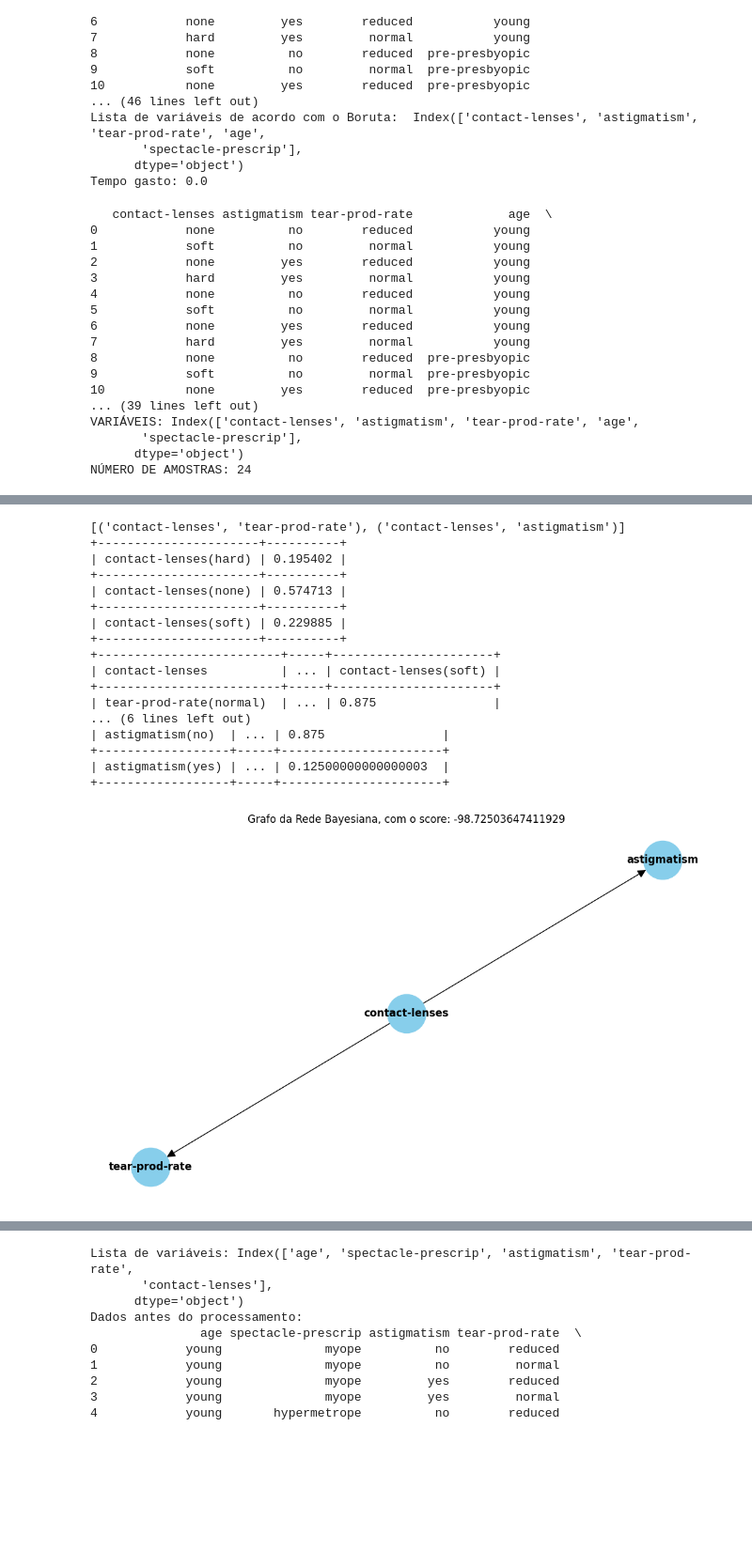
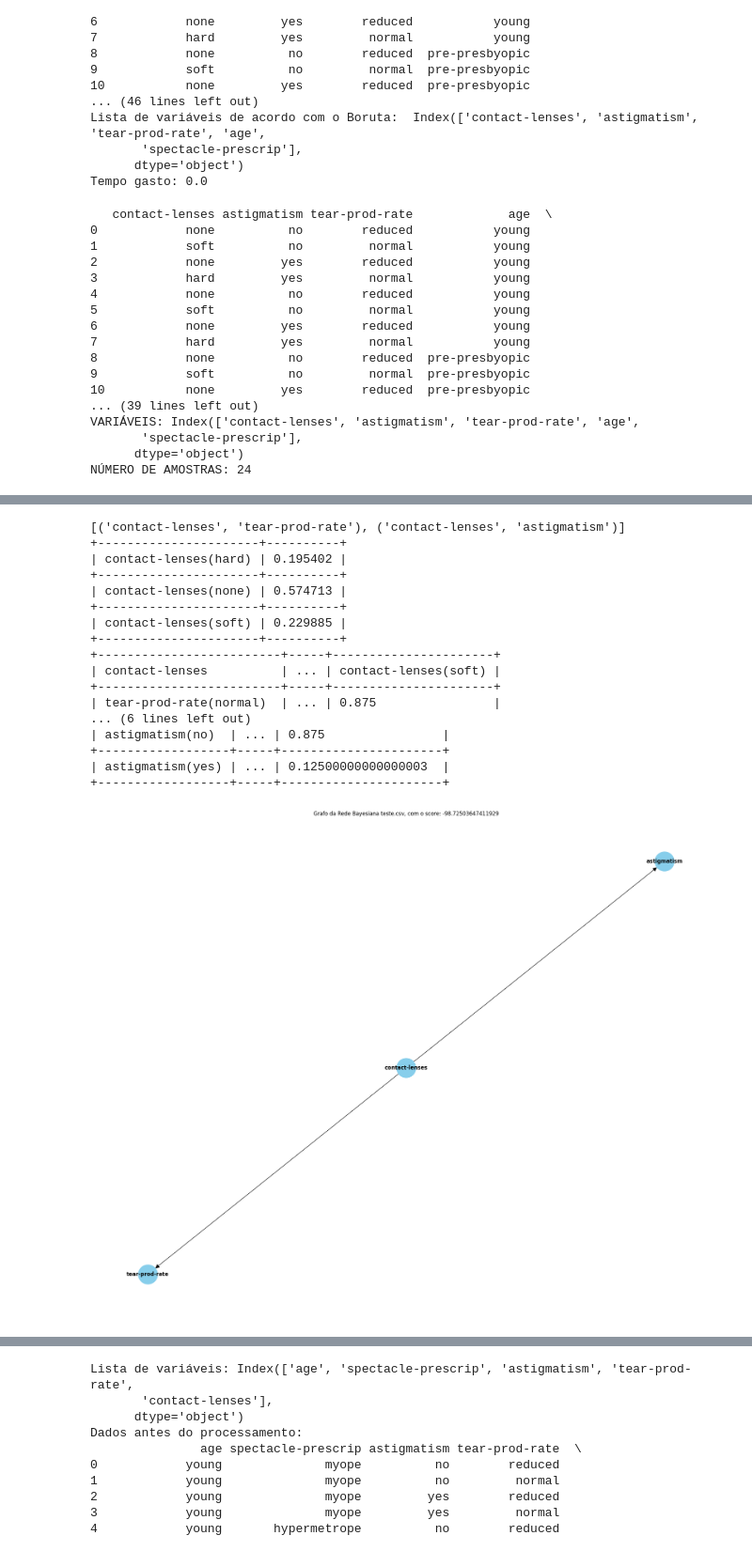
Before and after one commit to PedroMachad02/OrderingVariables, a Jupyter notebook: Arquivos/My programs/K2wBoruta.ipynb, the cells around one changed output, grey strips where cells are left out. Shown at 94% size. Cells and saved outputs as stored; diff of their text form; code cells hidden in the pictures; blank space fills up the shorter version.

```diff
--- a/Arquivos/My programs/K2wBoruta.ipynb
+++ b/Arquivos/My programs/K2wBoruta.ipynb
@@ -273,9 +273,9 @@ def desenhar_grafo(best_model, k2_score):
     """
     graph = nx.DiGraph()
     graph.add_edges_from(best_model.edges())
-    plt.figure(figsize=(10, 6))
+    plt.figure(figsize=(20, 16))
     nx.draw(graph, with_labels=True, node_size=2000, node_color='skyblue', font_size=12, font_weight='bold', arrowsize=20)
-    plt.title(f'Grafo da Rede Bayesiana, com o score: {k2_score}')
+    plt.title(f'Grafo da Rede Bayesiana {data_path}, com o score: {k2_score}')
     plt.show()
 
 # Dados já reordenados pelo Boruta, e suas propriedades
@@ -297,7 +297,8 @@ best_model = estimar_modelo(D, k2score)
 k2_score = k2score.score(best_model)
 
 # Exibe a estrutura do modelo
-print(best_model.edges())
+structure = (best_model.edges())
+print(structure)
 
 # Estima as CPDs
 cpds = tabular_cpd(best_model, D)
@@ -330,18 +331,18 @@ WARNING:pgmpy:BayesianModel has been renamed to BayesianNetwork. Please use Baye
 [('contact-lenses', 'tear-prod-rate'), ('contact-lenses', 'astigmatism')]
 +----------------------+----------+
 | contact-lenses(hard) | 0.195402 |
 +----------------------+----------+
 | contact-lenses(none) | 0.574713 |
 +----------------------+----------+
 | contact-lenses(soft) | 0.229885 |
 +----------------------+----------+
 +-------------------------+-----+----------------------+
 | contact-lenses          | ... | contact-lenses(soft) |
 +-------------------------+-----+----------------------+
 | tear-prod-rate(normal)  | ... | 0.875                |
 ... (6 lines left out)
 | astigmatism(no)  | ... | 0.875                |
 +------------------+-----+----------------------+
 | astigmatism(yes) | ... | 0.12500000000000003  |
 +------------------+-----+----------------------+
-[figure, old version]
+[figure, new version]
```
Also changed, not shown: parts of 3 cells of this notebook, 19 other files.
